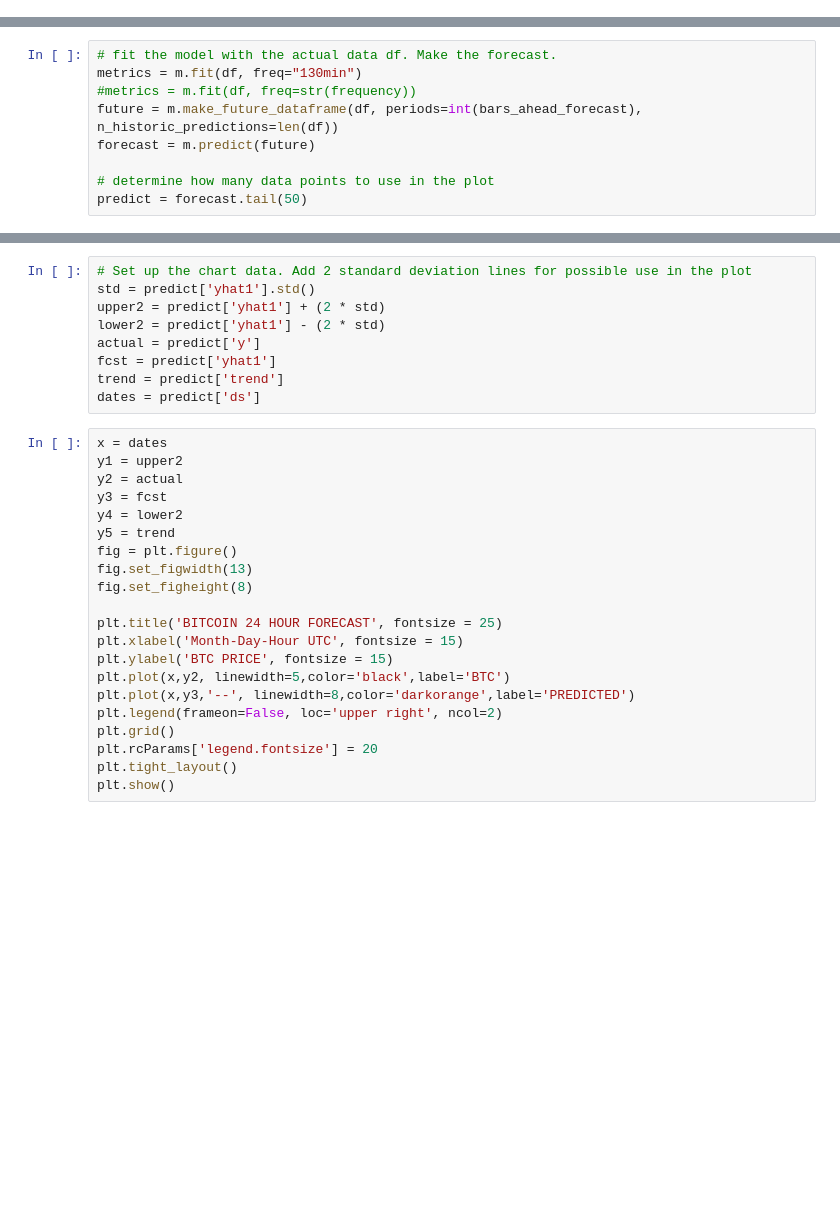
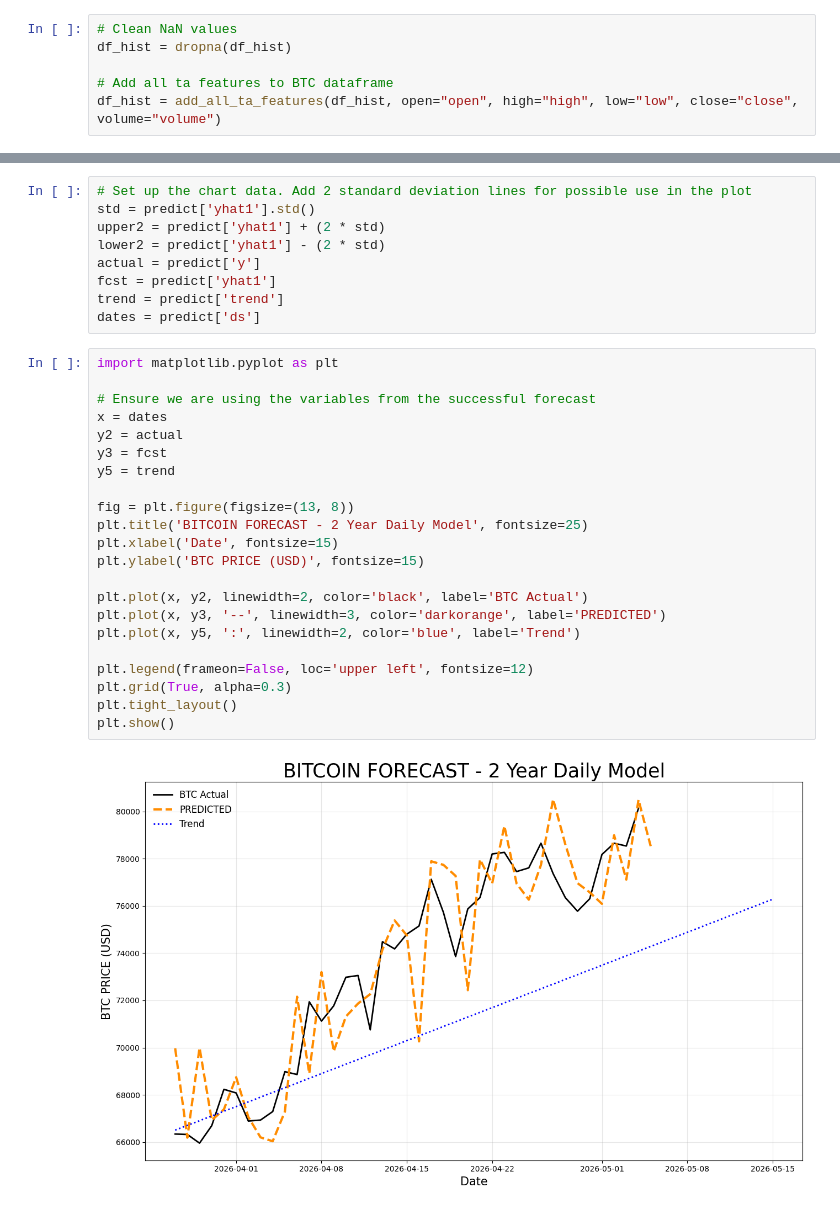
Before and after one commit to alxmzr/Colab, a Jupyter notebook: BTC_24H_Predict.ipynb, the cells around one changed output, grey strips where cells are left out. Cells and saved outputs as stored; diff of their text form; blank space fills up the shorter version.

```diff
--- a/BTC_24H_Predict.ipynb
+++ b/BTC_24H_Predict.ipynb
@@ -62,6 +131,12 @@ df_hist = dropna(df_hist)
 
 # Add all ta features to BTC dataframe
 df_hist = add_all_ta_features(df_hist, open="open", high="high", low="low", close="close", volume="volume")
+# %%
+# Clean NaN values
+df_hist = dropna(df_hist)
+
+# Add all ta features to BTC dataframe
+df_hist = add_all_ta_features(df_hist, open="open", high="high", low="low", close="close", volume="volume")
 # %%
 # set up the input data for Neural Prophet with the lagged regressor.
 
@@ -108,12 +223,3 @@ m = NeuralProphet(
     trend_reg = 1,
 )
 m = m.add_lagged_regressor(names='volume_cmf')
-# %%
-# fit the model with the actual data df. Make the forecast.
-metrics = m.fit(df, freq="130min")
-#metrics = m.fit(df, freq=str(frequency))
-future = m.make_future_dataframe(df, periods=int(bars_ahead_forecast), n_historic_predictions=len(df))
-forecast = m.predict(future)
-
-# determine how many data points to use in the plot
-predict = forecast.tail(50)
@@ -127,23 +292,26 @@ fcst = predict['yhat1']
 trend = predict['trend']
 dates = predict['ds']
 # %%
+import matplotlib.pyplot as plt
+
+# Ensure we are using the variables from the successful forecast
 x = dates
-y1 = upper2
 y2 = actual
 y3 = fcst
-y4 = lower2
 y5 = trend
-fig = plt.figure()
-fig.set_figwidth(13)
-fig.set_figheight(8)
 
-plt.title('BITCOIN 24 HOUR FORECAST', fontsize = 25)
-plt.xlabel('Month-Day-Hour UTC', fontsize = 15)
-plt.ylabel('BTC PRICE', fontsize = 15)
-plt.plot(x,y2, linewidth=5,color='black',label='BTC')
-plt.plot(x,y3,'--', linewidth=8,color='darkorange',label='PREDICTED')
-plt.legend(frameon=False, loc='upper right', ncol=2)
-plt.grid()
-plt.rcParams['legend.fontsize'] = 20
+fig = plt.figure(figsize=(13, 8))
+plt.title('BITCOIN FORECAST - 2 Year Daily Model', fontsize=25)
+plt.xlabel('Date', fontsize=15)
+plt.ylabel('BTC PRICE (USD)', fontsize=15)
+
+plt.plot(x, y2, linewidth=2, color='black', label='BTC Actual')
+plt.plot(x, y3, '--', linewidth=3, color='darkorange', label='PREDICTED')
+plt.plot(x, y5, ':', linewidth=2, color='blue', label='Trend')
+
+plt.legend(frameon=False, loc='upper left', fontsize=12)
+plt.grid(True, alpha=0.3)
 plt.tight_layout()
 plt.show()
+# %% [output]
+[figure, added]
```
Also changed, not shown: parts of 13 cells of this notebook.
